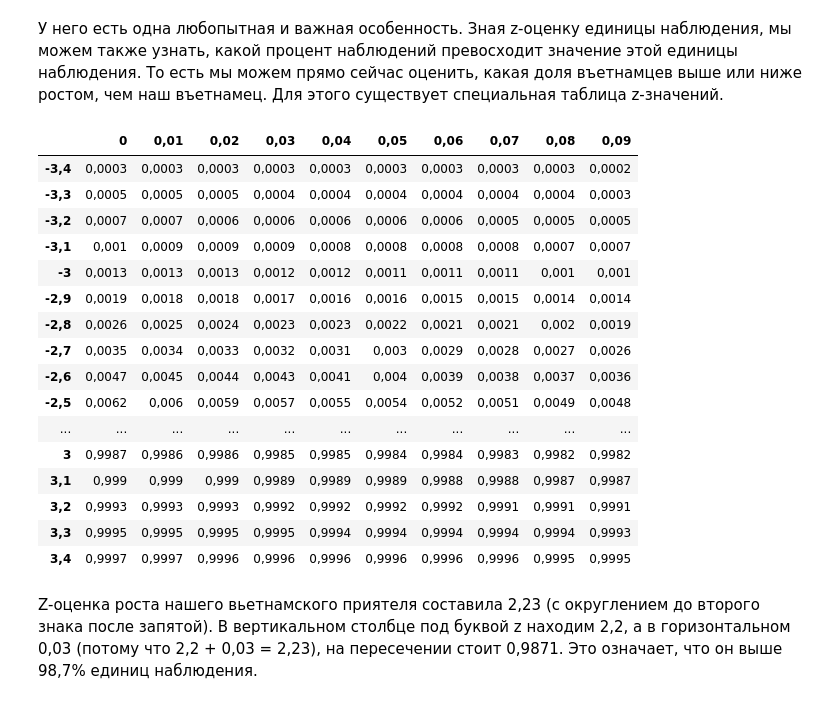
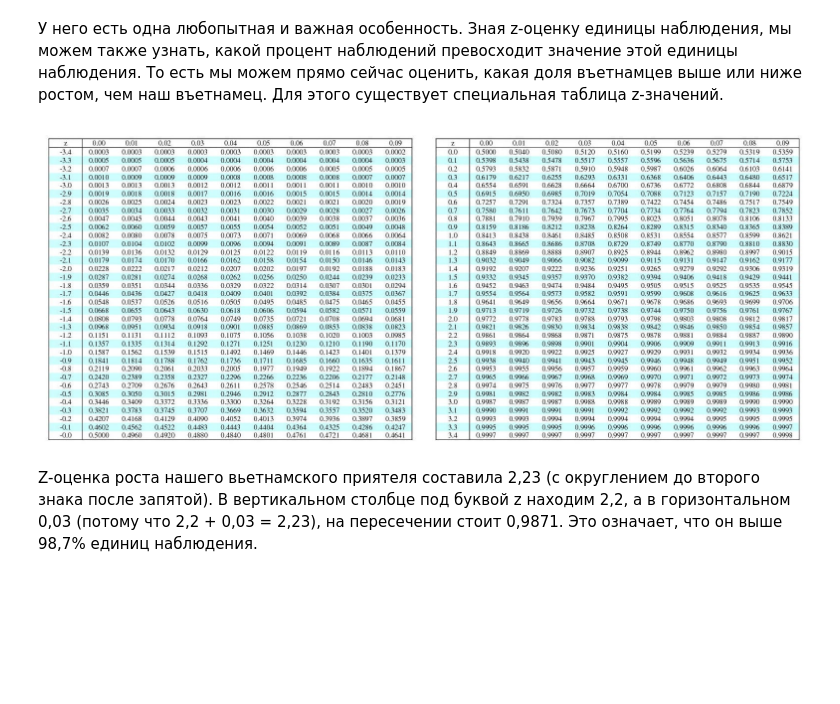
Before and after one commit to mishaberegov/statistics, a Jupyter notebook: Статистика_для_нубов.ipynb, the cells around one changed output. Cells and saved outputs as stored; diff of their text form; code cells hidden in the pictures; blank space fills up the shorter version.

```diff
--- a/Статистика_для_нубов.ipynb
+++ b/Статистика_для_нубов.ipynb
@@ -496,34 +496,12 @@ plt.show()
 # %% [markdown]
 У него есть одна любопытная и важная особенность. Зная z-оценку единицы наблюдения, мы можем также узнать, какой процент наблюдений превосходит значение этой единицы наблюдения. То есть мы можем прямо сейчас оценить, какая доля въетнамцев выше или ниже ростом, чем наш въетнамец. Для этого существует специальная таблица z-значений.
 # %%
-#Изначально хотел вставить картинку, но , пожалуй, удобнее будет использовать датафрейм
-#from IPython.display import Image
-#i = Image("z-table.jpg", width=800)
-#i
+from IPython.display import Image
+i = Image("z-table-min.jpg", width=1000)
+i
 #https://statistics.laerd.com/statistical-guides/img/normal-table-large.png
-
-z = pd.read_csv('z.csv', index_col=0, dtype={'INDEX':str})
-pd.set_option('display.max_columns', None)
-pd.set_option('display.max_rows', None)
-z
 # %% [output]
-|  | 0 | 0,01 | 0,02 | 0,03 | 0,04 | 0,05 | 0,06 | 0,07 | 0,08 | 0,09 |
-| -3,4 | 0,0003 | 0,0003 | 0,0003 | 0,0003 | 0,0003 | 0,0003 | 0,0003 | 0,0003 | 0,0003 | 0,0002 |
-| -3,3 | 0,0005 | 0,0005 | 0,0005 | 0,0004 | 0,0004 | 0,0004 | 0,0004 | 0,0004 | 0,0004 | 0,0003 |
-| -3,2 | 0,0007 | 0,0007 | 0,0006 | 0,0006 | 0,0006 | 0,0006 | 0,0006 | 0,0005 | 0,0005 | 0,0005 |
-| -3,1 | 0,001 | 0,0009 | 0,0009 | 0,0009 | 0,0008 | 0,0008 | 0,0008 | 0,0008 | 0,0007 | 0,0007 |
-| -3 | 0,0013 | 0,0013 | 0,0013 | 0,0012 | 0,0012 | 0,0011 | 0,0011 | 0,0011 | 0,001 | 0,001 |
-| -2,9 | 0,0019 | 0,0018 | 0,0018 | 0,0017 | 0,0016 | 0,0016 | 0,0015 | 0,0015 | 0,0014 | 0,0014 |
-| -2,8 | 0,0026 | 0,0025 | 0,0024 | 0,0023 | 0,0023 | 0,0022 | 0,0021 | 0,0021 | 0,002 | 0,0019 |
-| -2,7 | 0,0035 | 0,0034 | 0,0033 | 0,0032 | 0,0031 | 0,003 | 0,0029 | 0,0028 | 0,0027 | 0,0026 |
-| -2,6 | 0,0047 | 0,0045 | 0,0044 | 0,0043 | 0,0041 | 0,004 | 0,0039 | 0,0038 | 0,0037 | 0,0036 |
-| -2,5 | 0,0062 | 0,006 | 0,0059 | 0,0057 | 0,0055 | 0,0054 | 0,0052 | 0,0051 | 0,0049 | 0,0048 |
-| ... | ... | ... | ... | ... | ... | ... | ... | ... | ... | ... |
-| 3 | 0,9987 | 0,9986 | 0,9986 | 0,9985 | 0,9985 | 0,9984 | 0,9984 | 0,9983 | 0,9982 | 0,9982 |
-| 3,1 | 0,999 | 0,999 | 0,999 | 0,9989 | 0,9989 | 0,9989 | 0,9988 | 0,9988 | 0,9987 | 0,9987 |
-| 3,2 | 0,9993 | 0,9993 | 0,9993 | 0,9992 | 0,9992 | 0,9992 | 0,9992 | 0,9991 | 0,9991 | 0,9991 |
-| 3,3 | 0,9995 | 0,9995 | 0,9995 | 0,9995 | 0,9994 | 0,9994 | 0,9994 | 0,9994 | 0,9994 | 0,9993 |
-| 3,4 | 0,9997 | 0,9997 | 0,9996 | 0,9996 | 0,9996 | 0,9996 | 0,9996 | 0,9996 | 0,9995 | 0,9995 |
+[figure, added]
 # %% [markdown]
 Z-оценка роста нашего вьетнамского приятеля составила 2,23 (с округлением до второго знака после запятой). В вертикальном столбце под буквой z находим 2,2, а в горизонтальном 0,03 (потому что 2,2 + 0,03 = 2,23), на пересечении стоит 0,9871. Это означает, что он выше 98,7% единиц наблюдения.
 # %% [markdown]
```
Also changed, not shown: parts of 15 cells of this notebook.
